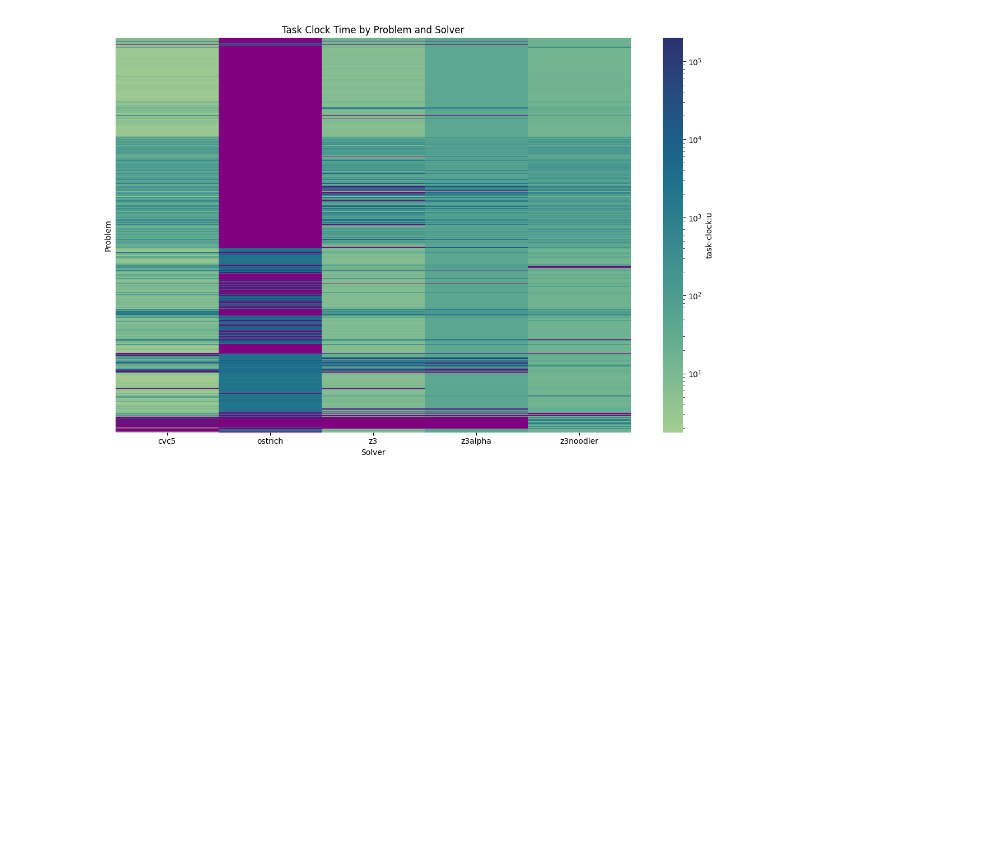
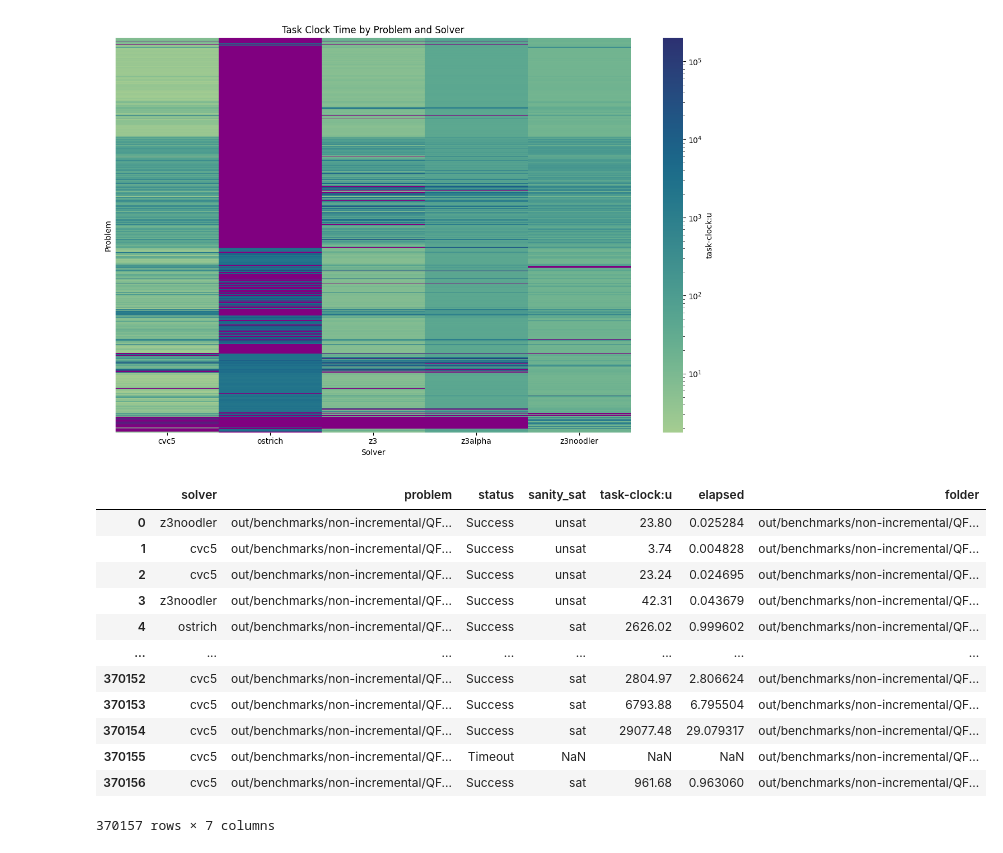
Before and after one commit to DarkVanityOfLight/smt2-string-benchmarks, a Jupyter notebook: analyzer.ipynb, the cells around one changed output. Cells and saved outputs as stored; diff of their text form; code cells hidden in the pictures; blank space fills up the shorter version.

```diff
--- a/analyzer.ipynb
+++ b/analyzer.ipynb
@@ -38,15 +38,20 @@ visualizer.full_heatmap(reduced_df)
 # %% [output]
 [figure]
 # %%
-###### Modify 'folder' column using .loc
+# Modify 'folder' column using .loc
 reduced_df.loc[:, 'folder'] = reduced_df['problem'].apply(lambda x: os.path.dirname(x))
-
-# Apply the second transformation on 'folder' using .loc
-reduced_df.loc[:, 'folder'] = reduced_df['problem'].apply(
-    lambda x: '/'.join(x.split(os.sep)[4:][:-1])  # Remove the first three directories
-)
-
-# Modify 'problem' column using .loc
-reduced_df.loc[:, 'problem'] = reduced_df['problem'].apply(
-    lambda x: x.split("/")[-1]
-)
+reduced_df
+# %% [output]
+|  | solver | problem | status | sanity_sat | task-clock:u | elapsed | folder |
+| 0 | z3noodler | out/benchmarks/non-incremental/QF... | Success | unsat | 23.80 | 0.025284 | out/benchmarks/non-incremental/QF... |
+| 1 | cvc5 | out/benchmarks/non-incremental/QF... | Success | unsat | 3.74 | 0.004828 | out/benchmarks/non-incremental/QF... |
+| 2 | cvc5 | out/benchmarks/non-incremental/QF... | Success | unsat | 23.24 | 0.024695 | out/benchmarks/non-incremental/QF... |
+| 3 | z3noodler | out/benchmarks/non-incremental/QF... | Success | unsat | 42.31 | 0.043679 | out/benchmarks/non-incremental/QF... |
+| 4 | ostrich | out/benchmarks/non-incremental/QF... | Success | sat | 2626.02 | 0.999602 | out/benchmarks/non-incremental/QF... |
+| ... | ... | ... | ... | ... | ... | ... | ... |
+| 370152 | cvc5 | out/benchmarks/non-incremental/QF... | Success | sat | 2804.97 | 2.806624 | out/benchmarks/non-incremental/QF... |
+| 370153 | cvc5 | out/benchmarks/non-incremental/QF... | Success | sat | 6793.88 | 6.795504 | out/benchmarks/non-incremental/QF... |
+| 370154 | cvc5 | out/benchmarks/non-incremental/QF... | Success | sat | 29077.48 | 29.079317 | out/benchmarks/non-incremental/QF... |
+| 370155 | cvc5 | out/benchmarks/non-incremental/QF... | Timeout | NaN | NaN | NaN | out/benchmarks/non-incremental/QF... |
+| 370156 | cvc5 | out/benchmarks/non-incremental/QF... | Success | sat | 961.68 | 0.963060 | out/benchmarks/non-incremental/QF... |
+370157 rows × 7 columns
```
Also changed, not shown: parts of 6 cells of this notebook, 2 other files.
